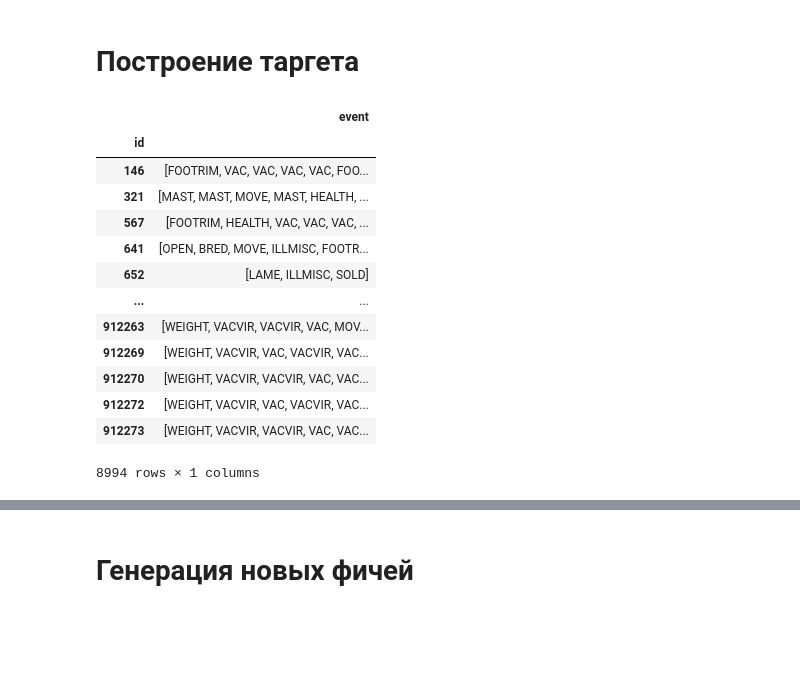
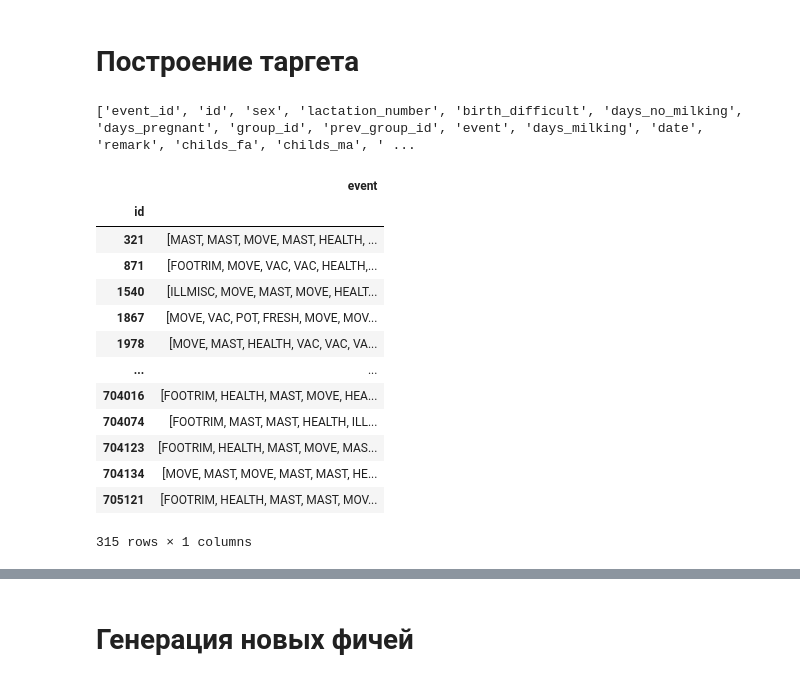
Before and after one commit to Desiment/cows-hack, a Jupyter notebook: notebooks/Preprocessing.ipynb, the cells around one changed output, grey strips where cells are left out. Cells and saved outputs as stored; diff of their text form; code cells hidden in the pictures; blank space fills up the shorter version.

```diff
--- a/notebooks/Preprocessing.ipynb
+++ b/notebooks/Preprocessing.ipynb
@@ -8,7 +8,7 @@ from copy import copy, deepcopy
 import warnings
 # warnings.filterwarnings("ignore")
 # %%
-df = pd.read_csv("../data/raw/raw.csv")
+df = pd.read_csv("../data/raw/raw.csv", nrows=30000)
 df.head(5)
 # %% [output]
 |  | Номер события | Номер животного | Ушная бирка животного | Пол | Номер лактации | Результат отела | ... |
@@ -549,31 +588,31 @@ CNT_GRP_SUM = ['ABORT', 'OPEN', 'VAC', 'VACVIR', 'FOOTRIM', 'POT', 'ILLMISC', 'L
 # %%
-for grp in StatusType:
-    df[grp.name] = [0] * df.shape[0]
-    group = str(grp.name)
-    for label in counter_group(group, df.columns):
-        df[group] = (df[group] + df[label]) != 0
+CNT_GRP_IGN = ['NULSCM', 'FRESH', 'PREG', 'PREGBEF', 'DRY2', 'DEAD', 'SOLD', 'HEALTH']
+CNT_GRP_UPD = ['TOSCM', 'DNB', 'BRED', 'DRY', 'WEIGHT', 'BROKE']
+CNT_GRP_SUM = ['ABORT', 'OPEN', 'VAC', 'VACVIR', 'FOOTRIM', 'POT', 'ILLMISC', 'LAME', 'METR', 'PARES', 'RP']
+ILLS = ['MAST', 'LAME', 'KETOS', 'METR', 'PARES', 'ILLMISC']
 
-for grp in IllnessType:
-    df[grp.name] = [0] * df.shape[0]
-    group = str(grp.name)
-    for label in counter_group(group, df.columns):
-        df[group] = (df[group] + df[label]) != 0
+df.sort_values(by = ['id', 'date'])
+target_columns = [col for col in df.columns if col.islower()] + CNT_GRP_SUM + CNT_GRP_UPD
+print(target_columns)
+# %% [output]
+['event_id', 'id', 'sex', 'lactation_number', 'birth_difficult', 'days_no_milking', 'days_pregnant', 'group_id', 'prev_group_id', 'event', 'days_milking', 'date', 'remark', 'childs_fa', 'childs_ma', ' ...
+# %%
+df.drop([col for col in df.columns if col not in target_columns], axis=1, inplace=True)
 # %%
 gdf = df[['id', 'event']].groupby('id').agg(list)
-ILLS = ['MAST', 'LAME', 'KETOS', 'METR', 'PARES', 'ILLMISC']
-gdf[gdf['event'].apply(lambda events: any(ill in events for ill in ILLS))]
+gdf[gdf['event'].apply(lambda events: 'MAST' in events)]
 # %% [output]
 |  | event |
 | id |  |
-| 146 | [FOOTRIM, VAC, VAC, VAC, VAC, FOO... |
 | 321 | [MAST, MAST, MOVE, MAST, HEALTH, ... |
-| 567 | [FOOTRIM, HEALTH, VAC, VAC, VAC, ... |
-| 641 | [OPEN, BRED, MOVE, ILLMISC, FOOTR... |
-| 652 | [LAME, ILLMISC, SOLD] |
+| 871 | [FOOTRIM, MOVE, VAC, VAC, HEALTH,... |
+| 1540 | [ILLMISC, MOVE, MAST, MOVE, HEALT... |
+| 1867 | [MOVE, VAC, POT, FRESH, MOVE, MOV... |
+| 1978 | [MOVE, MAST, HEALTH, VAC, VAC, VA... |
 | ... | ... |
-| 912263 | [WEIGHT, VACVIR, VACVIR, VAC, MOV... |
-| 912269 | [WEIGHT, VACVIR, VAC, VACVIR, VAC... |
-| 912270 | [WEIGHT, VACVIR, VACVIR, VAC, VAC... |
-| 912272 | [WEIGHT, VACVIR, VAC, VACVIR, VAC... |
-| 912273 | [WEIGHT, VACVIR, VACVIR, VAC, VAC... |
+| 704016 | [FOOTRIM, HEALTH, MAST, MOVE, HEA... |
+| 704074 | [FOOTRIM, MAST, MAST, HEALTH, ILL... |
+| 704123 | [FOOTRIM, HEALTH, MAST, MOVE, MAS... |
+| 704134 | [MOVE, MAST, MOVE, MAST, MAST, HE... |
+| 705121 | [FOOTRIM, HEALTH, MAST, MAST, MOV... |
-8994 rows × 1 columns
+315 rows × 1 columns
```
Also changed, not shown: parts of 11 cells of this notebook.
